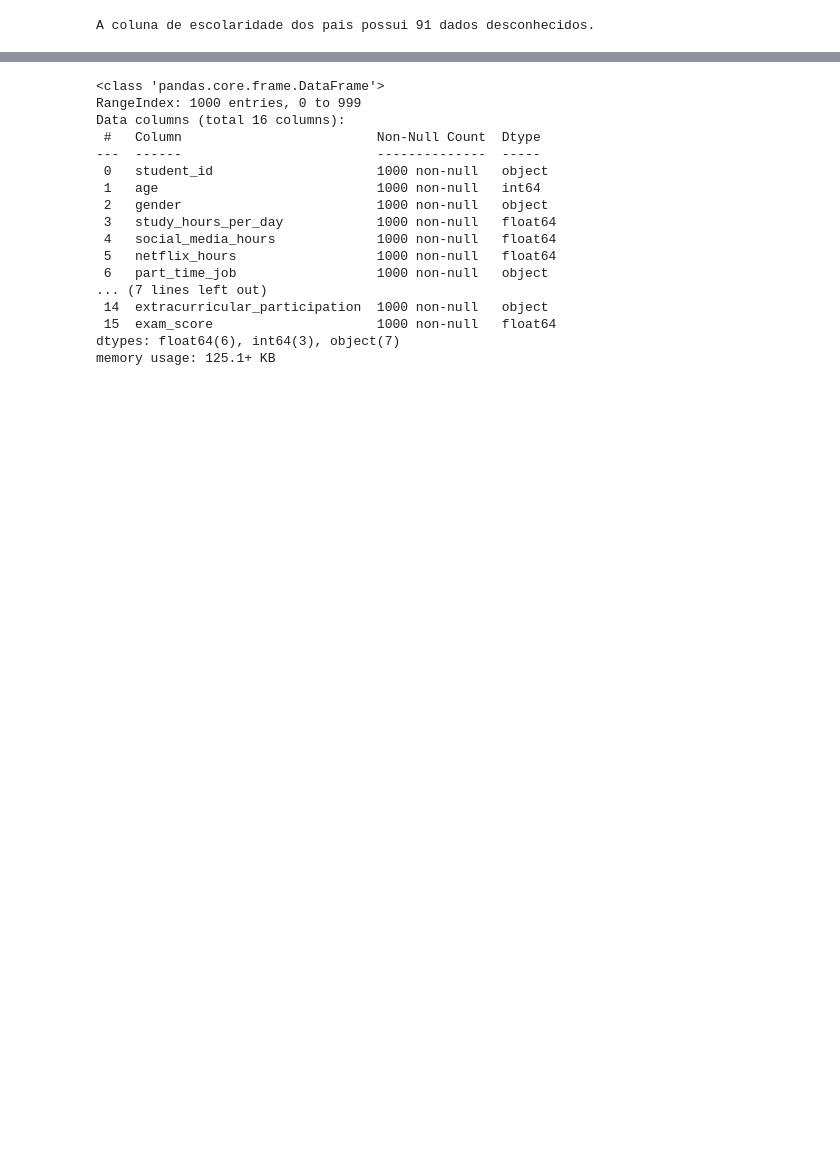
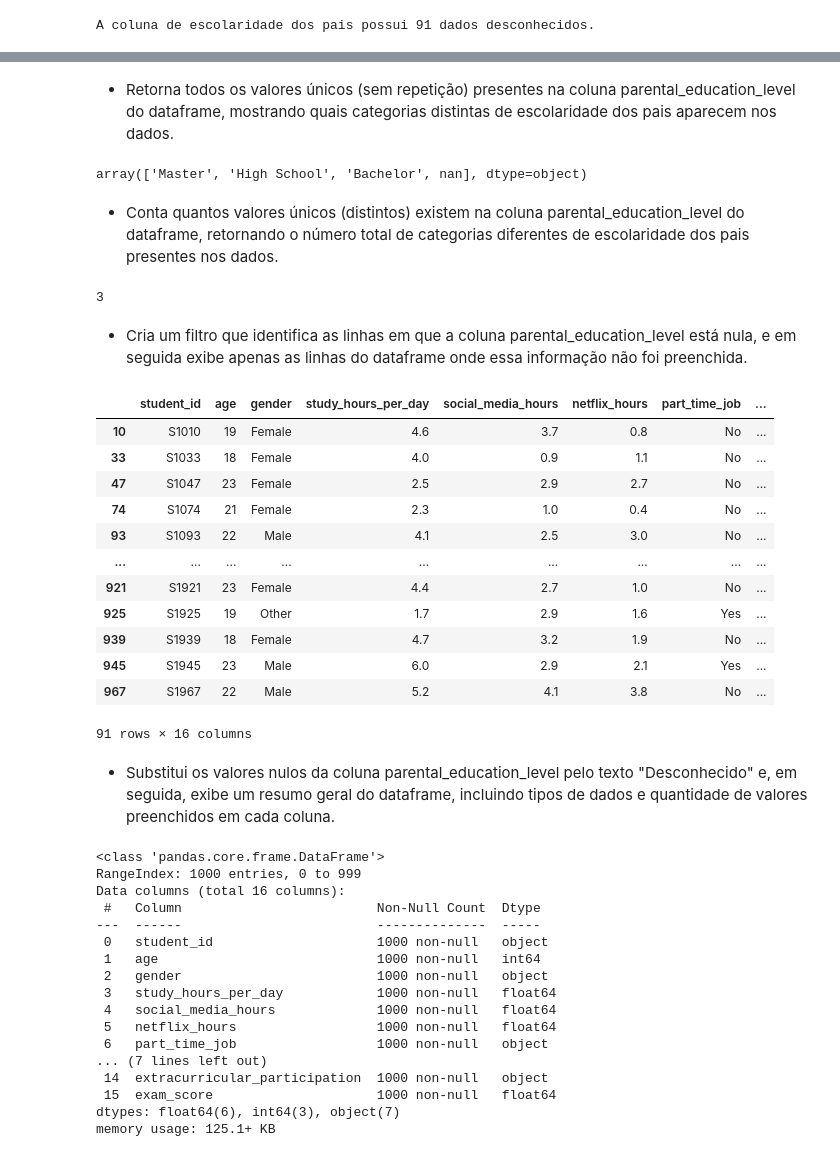
Before and after one commit to arleybatistela/treinamento-analise-de-dados-tarde, a Jupyter notebook: aula_05.ipynb, the cells around one changed output, grey strips where cells are left out. Saved outputs shown, nothing was run; the diff lists cells and outputs as text; code cells hidden in the pictures; blank space fills up the shorter version.

```diff
--- a/aula_05.ipynb
+++ b/aula_05.ipynb
@@ -75,3 +104,36 @@ NameError: name 'valores_nao_nulos' is not defined
+# %% [markdown]
+- Retorna todos os valores únicos (sem repetição) presentes na coluna parental_education_level do dataframe, mostrando quais categorias distintas de escolaridade dos pais aparecem nos dados.
+# %%
+df["parental_education_level"].unique()
+# %% [output]
+array(['Master', 'High School', 'Bachelor', nan], dtype=object)
+# %% [markdown]
+- Conta quantos valores únicos (distintos) existem na coluna parental_education_level do dataframe, retornando o número total de categorias diferentes de escolaridade dos pais presentes nos dados.
+# %%
+df["parental_education_level"].nunique()
+# %% [output]
+3
+# %% [markdown]
+-  Cria um filtro que identifica as linhas em que a coluna parental_education_level está nula, e em seguida exibe apenas as linhas do dataframe onde essa informação não foi preenchida.
+# %%
+filtro_nao_preenchido = df["parental_education_level"].isna()
+df[filtro_nao_preenchido]
+# %% [output]
+|  | student_id | age | gender | study_hours_per_day | social_media_hours | netflix_hours | part_time_job | ... |
+| 10 | S1010 | 19 | Female | 4.6 | 3.7 | 0.8 | No | ... |
+| 33 | S1033 | 18 | Female | 4.0 | 0.9 | 1.1 | No | ... |
+| 47 | S1047 | 23 | Female | 2.5 | 2.9 | 2.7 | No | ... |
+| 74 | S1074 | 21 | Female | 2.3 | 1.0 | 0.4 | No | ... |
+| 93 | S1093 | 22 | Male | 4.1 | 2.5 | 3.0 | No | ... |
+| ... | ... | ... | ... | ... | ... | ... | ... | ... |
+| 921 | S1921 | 23 | Female | 4.4 | 2.7 | 1.0 | No | ... |
+| 925 | S1925 | 19 | Other | 1.7 | 2.9 | 1.6 | Yes | ... |
+| 939 | S1939 | 18 | Female | 4.7 | 3.2 | 1.9 | No | ... |
+| 945 | S1945 | 23 | Male | 6.0 | 2.9 | 2.1 | Yes | ... |
+| 967 | S1967 | 22 | Male | 5.2 | 4.1 | 3.8 | No | ... |
+91 rows × 16 columns
+# %% [markdown]
+- Substitui os valores nulos da coluna parental_education_level pelo texto "Desconhecido" e, em seguida, exibe um resumo geral do dataframe, incluindo tipos de dados e quantidade de valores preenchidos em cada coluna.
 # %%
 # o comando fillna preenche os valores nulos.
 df["parental_education_level"] = df["parental_education_level"].fillna("Desconhecido")
```
Also changed, not shown: parts of 23 cells of this notebook, 1 other file.
